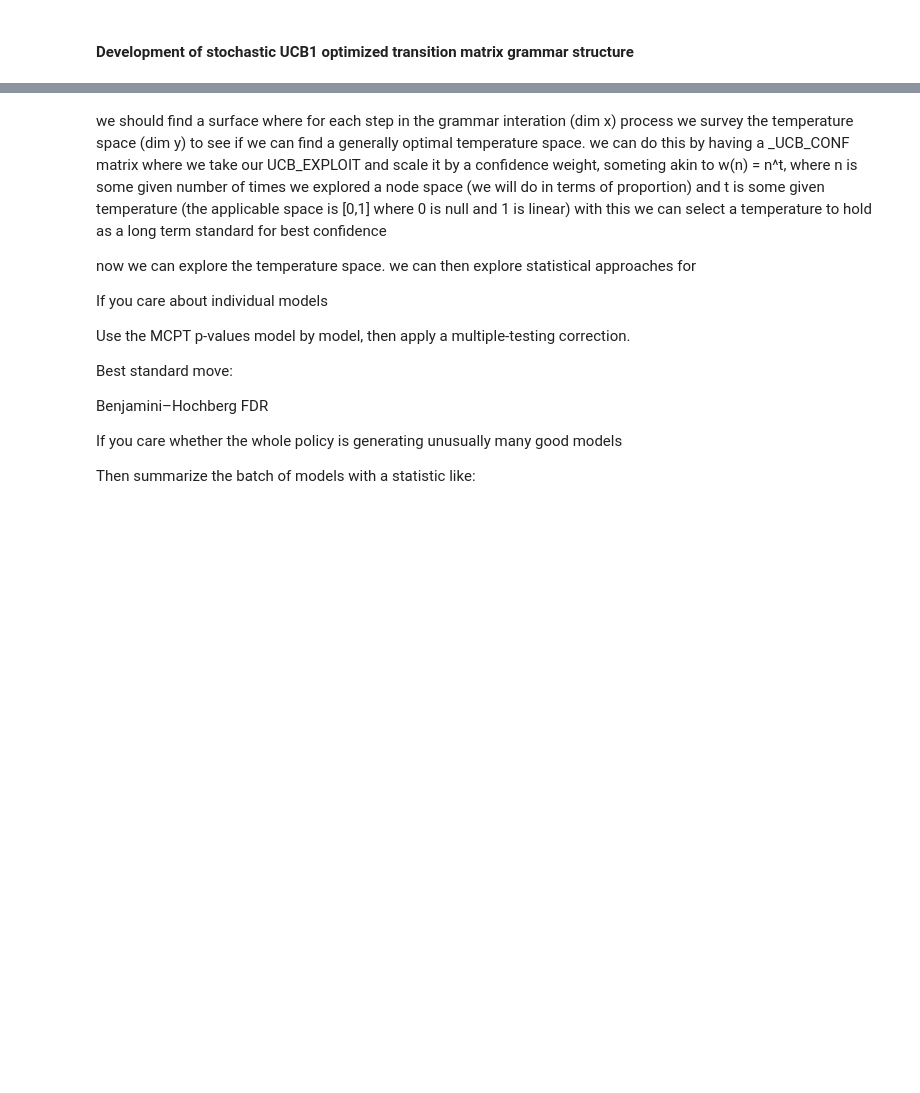
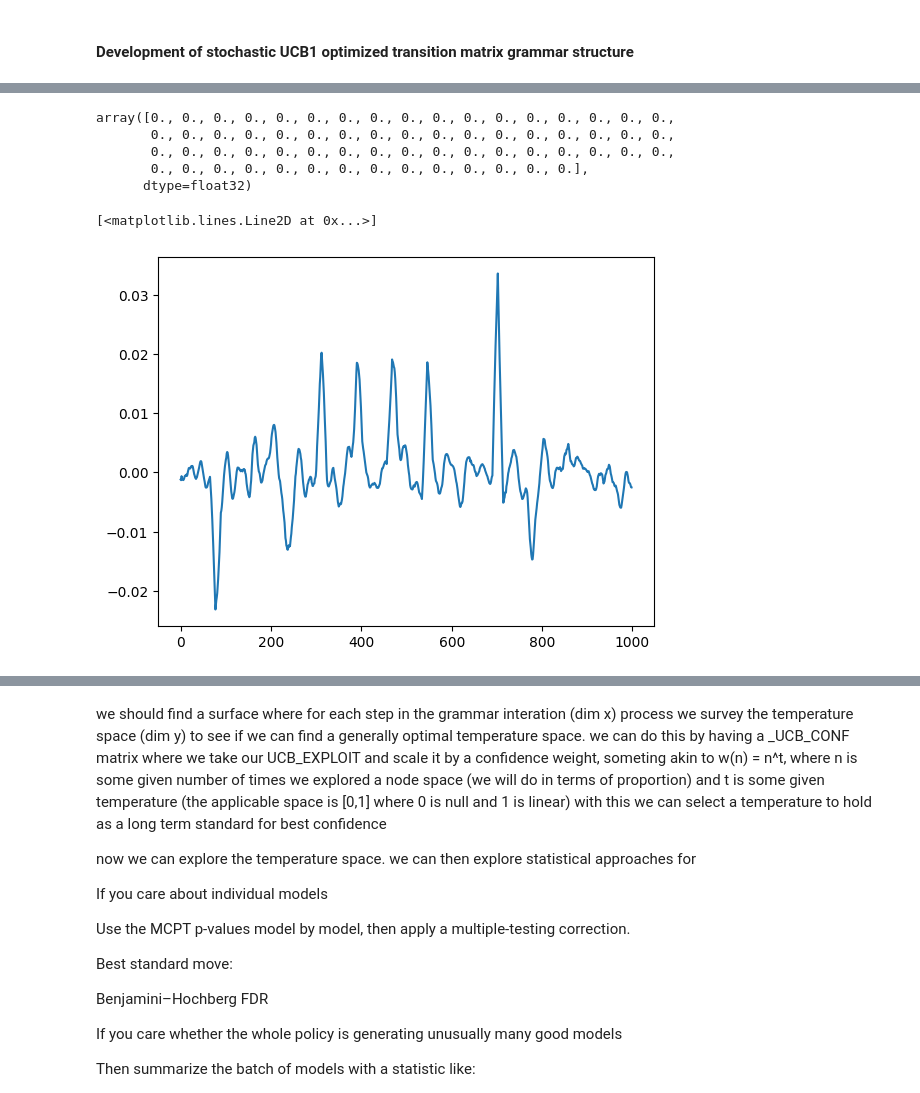
Before and after one commit to Logan-Kelsch/Structural_Regression, a Jupyter notebook: src/dev.ipynb, the cells around one changed output, grey strips where cells are left out. Drawn from its saved outputs; the diff is of its cells as text; code cells hidden in the pictures; blank space fills up the shorter version.

```diff
--- a/src/dev.ipynb
+++ b/src/dev.ipynb
@@ -3079,0 +3247,13 @@ for k in range(200):
+# %%
+X._X_inst[rlocs, 5]
+# %% [output]
+array([0., 0., 0., 0., 0., 0., 0., 0., 0., 0., 0., 0., 0., 0., 0., 0., 0.,
+       0., 0., 0., 0., 0., 0., 0., 0., 0., 0., 0., 0., 0., 0., 0., 0., 0.,
+       0., 0., 0., 0., 0., 0., 0., 0., 0., 0., 0., 0., 0., 0., 0., 0., 0.,
+       0., 0., 0., 0., 0., 0., 0., 0., 0., 0., 0., 0., 0., 0.],
+      dtype=float32)
+# %%
+plt.plot(null_context['raw_emission'][1:1000])
+# %% [output]
+[<matplotlib.lines.Line2D at 0x...>]
+[figure, added]
```
Also changed, not shown: parts of 26 cells of this notebook, 2 other files.
